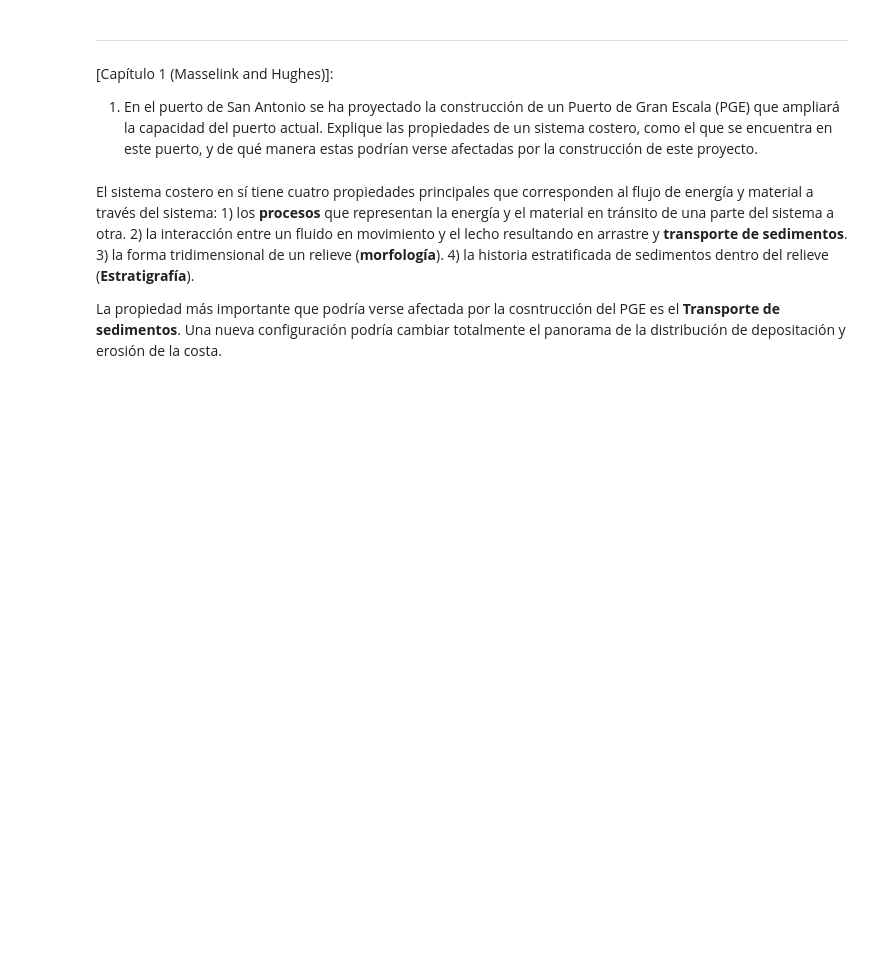
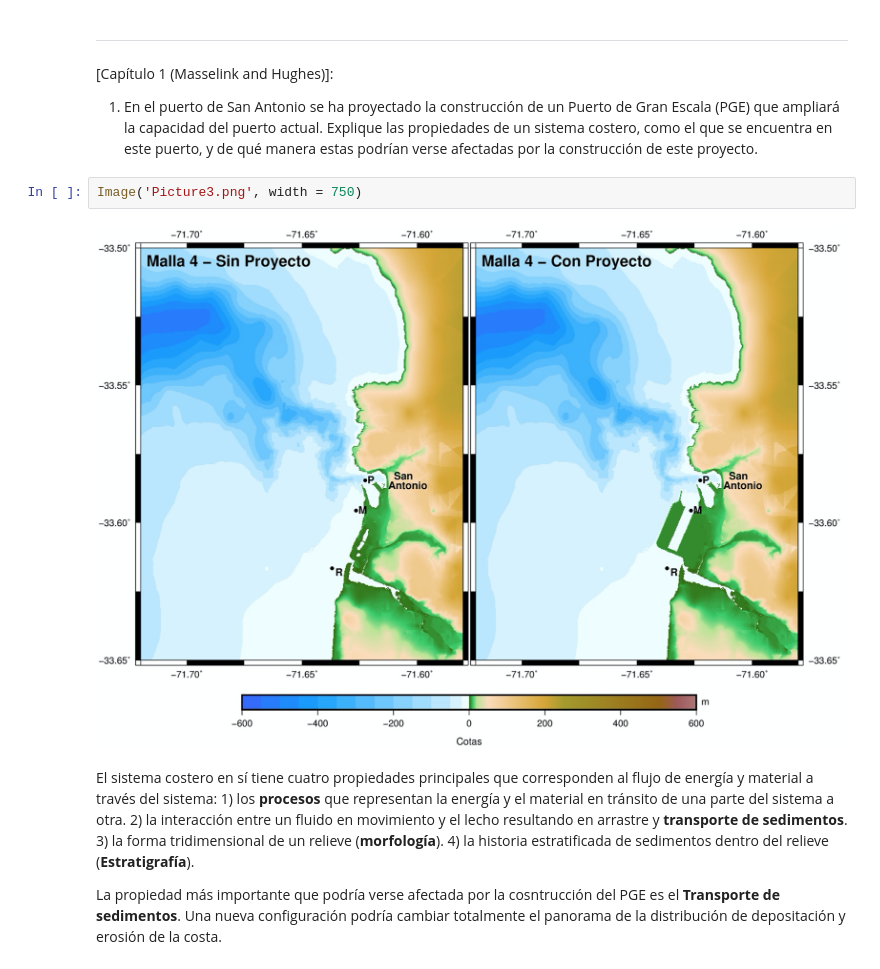
Before and after one commit to mqquiroz/ICH3424, a Jupyter notebook: Solucion_Interrogacion.ipynb, the cells around one changed output. Saved outputs shown, nothing was run; the diff lists cells and outputs as text; blank space fills up the shorter version.

```diff
--- a/Solucion_Interrogacion.ipynb
+++ b/Solucion_Interrogacion.ipynb
@@ -293,6 +311,10 @@ La altura de ola es: 2.03 m
 [Capítulo 1 (Masselink and Hughes)]:
 
 1) En el puerto de San Antonio se ha proyectado la construcción de un Puerto de Gran Escala (PGE) que ampliará la capacidad del puerto actual. Explique las propiedades de un sistema costero, como el que se encuentra en este puerto, y de qué manera estas podrían verse afectadas por la construcción de este proyecto.
+# %%
+Image('Picture3.png', width = 750)
+# %% [output]
+[figure, added]
 # %% [markdown]
 El sistema costero en sí tiene cuatro propiedades principales que corresponden al flujo de energía y material a través del sistema: 1) los **procesos** que representan la energía y el material en tránsito de una parte del sistema a otra. 2) la interacción entre un fluido en movimiento y el lecho resultando en arrastre y **transporte de sedimentos**. 3) la forma tridimensional de un relieve (**morfología**). 4) la historia estratificada de sedimentos dentro del relieve (**Estratigrafía**).
 
```
Also changed, not shown: parts of 9 cells of this notebook.
